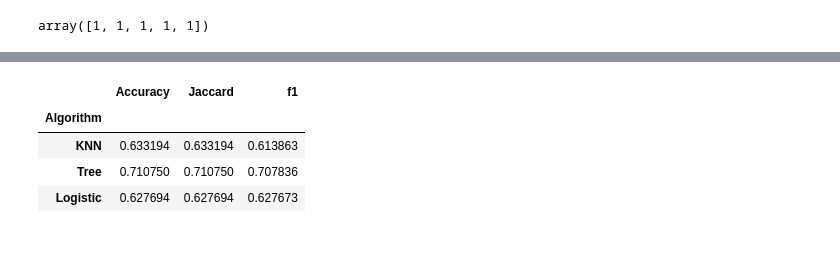
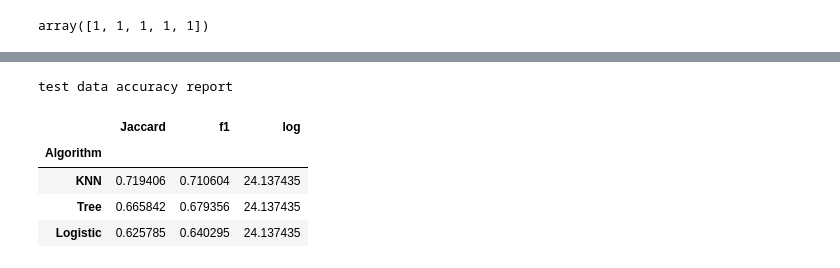
Before and after one commit to Suyashprsd/Coursera_Capstone, a Jupyter notebook: Road accident fatality.ipynb, the cells around one changed output, grey strips where cells are left out. Drawn from its saved outputs; the diff is of its cells as text; code cells hidden in the pictures.

```diff
--- a/Road accident fatality.ipynb
+++ b/Road accident fatality.ipynb
@@ -525,4 +573,4 @@ test_new.head()
 # %%
-train_X=np.asarray(train_new[['VEHCOUNT', 'PERSONCOUNT', 'JUNCTIONTYPE', 'COLLISIONTYPE', 'UNDERINFL', 'INATTENTION', 'SPEEDING']])
+train_X=np.asarray(train_new[['VEHCOUNT', 'PERSONCOUNT', 'JUNCTIONTYPE', 'COLLISIONTYPE', 'INATTENTION', 'SPEEDING']])
 train_X[0:5]
 # %% [output]
@@ -537,6 +585,6 @@ train_y[0:5]
 # %% [output]
 array([1, 1, 1, 1, 1])
 # %%
-test_X=np.asarray(test_new[['VEHCOUNT', 'PERSONCOUNT', 'JUNCTIONTYPE', 'COLLISIONTYPE', 'UNDERINFL', 'INATTENTION', 'SPEEDING']])
+test_X=np.asarray(test[['VEHCOUNT', 'PERSONCOUNT', 'JUNCTIONTYPE', 'COLLISIONTYPE', 'INATTENTION', 'SPEEDING']])
 test_X[0:5]
 # %% [output]
@@ -548,4 +596,4 @@ array([[2, 2, 4, 5, 0, 0, 0],
 # %%
-test_y=np.asarray(test_new['SEVERITYCODE'])
+test_y=np.asarray(test['SEVERITYCODE'])
 test_y[0:5]
 # %% [output]
@@ -636,0 +690,26 @@ f1_score:  0.6305168849069607
+# %%
+algorithms=[knn, tree, lr]
+scores=[jaccard_similarity_score , f1_score, log_loss]
+
+jacc=[]
+F1=[]
+log=[]
+
+for i,score in enumerate(scores):
+    for m,algorithm in enumerate(algorithms):
+        if (score==log_loss):
+            log.append(score(train_y, algorithm.predict(train_X)))
+
+        elif (score==jaccard_similarity_score):
+            jacc.append(score(train_y, algorithm.predict(train_X)))
+
+        elif (score==f1_score):
+            F1.append(score(train_y, algorithm.predict(train_X), average="weighted"))
+
+dict={"Algorithm": ["KNN", "Tree", "Logistic"],
+      "Jaccard": jacc, "f1": F1, "log": log}
+
+score_df=pd.DataFrame(dict)
+score_df.set_index("Algorithm", inplace=True)
+print("train data accuracy report")
+score_df
@@ -637,33 +723,35 @@ f1_score:  0.6305168849069607
 # %%
 algorithms=[knn, tree, lr]
-scores=[accuracy_score, jaccard_similarity_score , f1_score]
-acc=[]
+scores=[jaccard_similarity_score , f1_score, log_loss]
+
 jacc=[]
 F1=[]
 log=[]
 
 for i,score in enumerate(scores):
     for m,algorithm in enumerate(algorithms):
-        if (score==accuracy_score):
-            acc.append(score(test_y, algorithm.predict(test_X)))
+        if (score==log_loss):
+            log.append(score(test_y, algorithm.predict(test_X)))
 
         elif (score==jaccard_similarity_score):
             jacc.append(score(test_y, algorithm.predict(test_X)))
 
         elif (score==f1_score):
             F1.append(score(test_y, algorithm.predict(test_X), average="weighted"))
 
 dict={"Algorithm": ["KNN", "Tree", "Logistic"],
-     "Accuracy": acc, "Jaccard": jacc, "f1": F1}
+      "Jaccard": jacc, "f1": F1, "log": log}
 
 score_df=pd.DataFrame(dict)
 score_df.set_index("Algorithm", inplace=True)
+print("test data accuracy report")
 score_df
 # %% [output]
+test data accuracy report
-|  | Accuracy | Jaccard | f1 |
+|  | Jaccard | f1 | log |
 | Algorithm |  |  |  |
-| KNN | 0.633194 | 0.633194 | 0.613863 |
-| Tree | 0.710750 | 0.710750 | 0.707836 |
-| Logistic | 0.627694 | 0.627694 | 0.627673 |
+| KNN | 0.719406 | 0.710604 | 24.137435 |
+| Tree | 0.665842 | 0.679356 | 24.137435 |
+| Logistic | 0.625785 | 0.640295 | 24.137435 |
 # %%
 plt.hist(test_y, alpha=0.5, label="True values")
```
Also changed, not shown: parts of 41 cells of this notebook.
